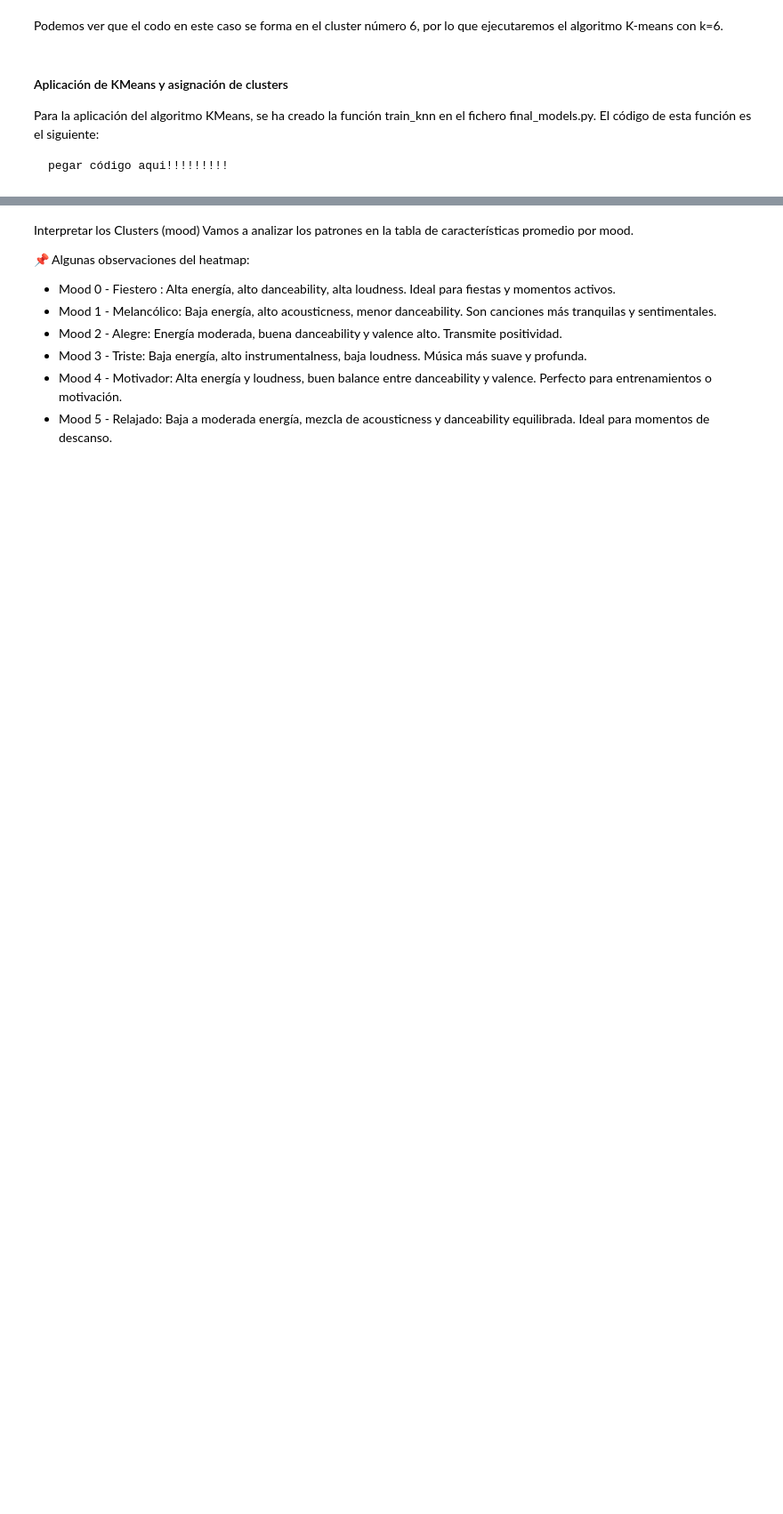
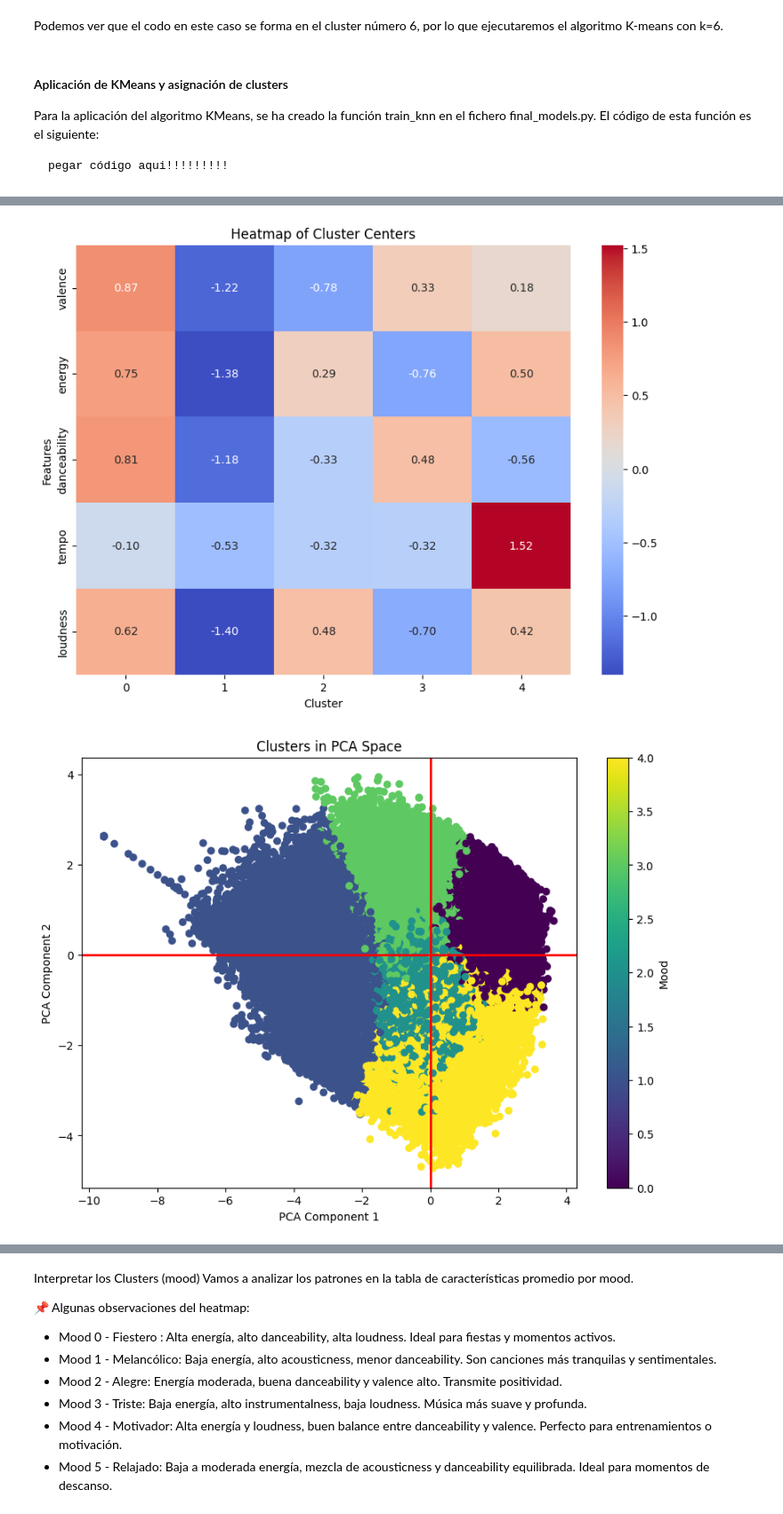
Before and after one commit to algond123/ProyectoFinal_BDML14, a Jupyter notebook: proyectoExplicado.ipynb, the cells around one changed output, grey strips where cells are left out. Shown at 89% size. Saved outputs shown, nothing was run; the diff lists cells and outputs as text; code cells hidden in the pictures; blank space fills up the shorter version.

```diff
--- a/proyectoExplicado.ipynb
+++ b/proyectoExplicado.ipynb
@@ -177,3 +168,5 @@ Puesto que el propósito del proyecto es conocer el mood de cada una de las canc
+# %%
+FEATURES = ['valence','energy','danceability','tempo','loudness']
 # %% [markdown]
 Una vez analizadas las columnas del dataset, las features interesantes a utilizar son:
 * danceability
@@ -354,0 +418,58 @@ NameError: name 'df_normalized' is not defined
+# %%
+data_scaled_for_analysis = joblib.load(out_data_scaled_pkl)
+
+kmeans = KMeans(n_clusters=k_optimal, random_state=42, n_init=10)
+data_scaled_for_analysis['mood'] = kmeans.fit_predict(data_scaled_for_analysis)
+
+# Perform PCA for dimensionality reduction to 2 components
+pca = PCA(n_components=2)
+pca_result = pca.fit_transform(data_scaled_for_analysis[FEATURES])
+
+# 1. Plotting the heatmap of the clusters first (based on mood)
+plt.figure(figsize=(10, 7))
+sns.heatmap(data_scaled_for_analysis.groupby('mood').mean().T, annot=True, cmap='coolwarm', fmt=".2f")
+plt.title('Heatmap of Cluster Centers')
+plt.ylabel('Features')
+plt.xlabel('Cluster')
+plt.show()
+
+# 2. Plotting the clusters in PCA space (after the heatmap)
+plt.figure(figsize=(10, 7))
+plt.scatter(pca_result[:, 0], pca_result[:, 1], c=data_scaled_for_analysis['mood'], cmap='viridis')
+plt.title('Clusters in PCA Space')
+plt.xlabel('PCA Component 1')
+plt.ylabel('PCA Component 2')
+
+plt.axhline(0, color='r', linewidth=2)
+plt.axvline(0, color='r', linewidth=2)
+
+plt.colorbar(label='Mood')
+plt.show()
+
+# Create a DataFrame to analyze the correlation between PCA components and original features
+pca_df = pd.DataFrame(pca_result, columns=['PC1', 'PC2'])
+pca_df = pd.concat([pca_df, data_scaled_for_analysis], axis=1)
+correlation_matrix = pca_df.corr()
+
+# 3. Plotting the heatmap of the correlation between PCA components and features
+plt.figure(figsize=(10, 7))
+sns.heatmap(correlation_matrix, annot=True, cmap='coolwarm', fmt=".2f")
+plt.title("Correlation between PCA Components and Features")
+plt.show()
+
+# 4. Plotting the PCA biplot (after the correlation heatmap)
+plt.figure(figsize=(10, 7))
+plt.scatter(pca_result[:, 0], pca_result[:, 1], c='blue', alpha=0.5, label="Songs")
+
+for i, feature in enumerate(FEATURES):
+    plt.quiver(0, 0, pca.components_[0, i], pca.components_[1, i], angles='xy', scale_units='xy', scale=1, label=feature)
+
+plt.title('PCA Biplot')
+plt.xlabel('PC1')
+plt.ylabel('PC2')
+plt.legend(loc='upper right')
+plt.grid(True)
+plt.show()
+# %% [output]
+[figure, added]
+[figure, added]
```
Also changed, not shown: parts of 18 cells of this notebook, 2 other files.
